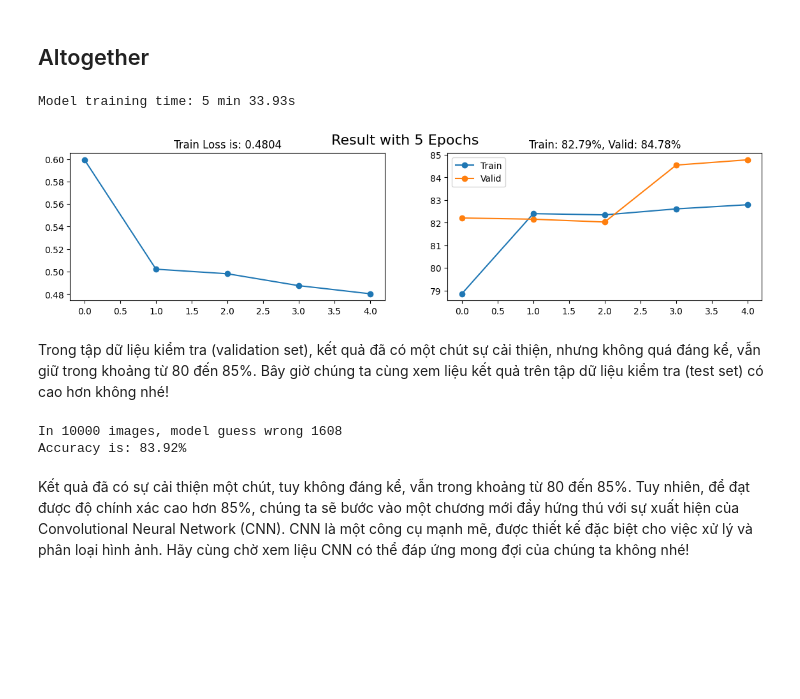
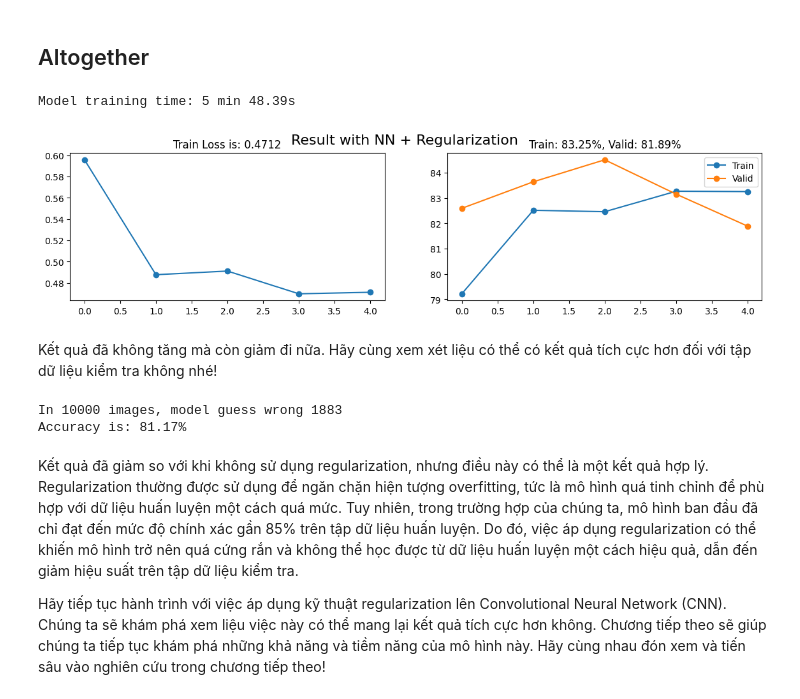
Before and after one commit to nvtai040502/fashion_mnist_project, a Jupyter notebook: nbs/03_regularization.ipynb, the cells around one changed output. Cells and saved outputs as stored; diff of their text form; code cells hidden in the pictures; blank space fills up the shorter version.

```diff
--- a/nbs/03_regularization.ipynb
+++ b/nbs/03_regularization.ipynb
@@ -65,8 +65,8 @@ def load_data(x_tensor, y_tensor, batch_size, test):
     return data_loader
 
 batch_size = 128
-train_loader = load_data(x_train, y_train, batch_size=batch_size, test = False)
-valid_loader = load_data(x_valid, y_valid, batch_size=batch_size, test=True)
+train_loader = load_data(x_train_norm, y_train, batch_size=batch_size, test = False)
+valid_loader = load_data(x_valid_norm, y_valid, batch_size=batch_size, test=True)
 # %% [output]
 Total Mini-Batches: 375
 Shape of Each Mini-Batch: torch.Size([128, 784])
@@ -714,12 +707,12 @@ def train_model(model, train_loader, valid_loader, \
     return model, losses, train_acc, valid_acc
 # %%
 import time
-# Get the start time
 start_time = time.time()
 
 n_epochs = 5
 droput_rate = .1
 weight_decay = .0001
+learning_rate = .01
 
 model = Model(droput_rate).to(device)
 
@@ -733,43 +726,37 @@ parameters, losses, train_acc, valid_acc = train_model(model, \
                                                              device, \
                                                              weight_decay)
 
-# Get the end time
 end_time = time.time()
-
-# Calculate the execution time
 execution_time = end_time - start_time
-
-# Convert to minutes and seconds
 execution_time_minutes = int(execution_time // 60)
 execution_time_seconds = round(execution_time % 60, 2)
-
 print(f"Model training time: {execution_time_minutes} min {execution_time_seconds}s")
 # %% [output]
-Model training time: 5 min 33.93s
+Model training time: 5 min 48.39s
 # %%
 import matplotlib.pyplot as plt
 
 final_loss = losses.mean(1)[-1]
 final_train_acc = train_acc.mean(1)[-1]
 final_valid_acc = valid_acc.mean(1)[-1]
 
 fig, axs = plt.subplots(1, 2, figsize = (14, 3))
 
 axs[0].plot(range(losses.shape[0]), losses.mean(1), "-o")
 axs[0].set_title(f"Train Loss is: {final_loss:.4f}")
 
 
 axs[1].plot(range(train_acc.shape[0]), train_acc.mean(1), "-o")
 axs[1].plot(range(valid_acc.shape[0]), valid_acc.mean(1), "-o")
 axs[1].set_title(f"Train: {final_train_acc:.2f}%, Valid: {final_valid_acc:.2f}%")
 axs[1].legend(["Train", "Valid"])
 
-plt.suptitle(f"Result with {n_epochs} Epochs", fontsize = 16)
+plt.suptitle(f"Result with NN + Regularization", fontsize = 16)
 plt.show()
 # %% [output]
-[figure, old version]
+[figure, new version]
 # %% [markdown]
-Trong tập dữ liệu kiểm tra (validation set), kết quả đã có một chút sự cải thiện, nhưng không quá đáng kể, vẫn giữ trong khoảng từ 80 đến 85%. Bây giờ chúng ta cùng xem liệu kết quả trên tập dữ liệu kiểm tra (test set) có cao hơn không nhé!
+Kết quả đã không tăng mà còn giảm đi nữa. Hãy cùng xem xét liệu có thể có kết quả tích cực hơn đối với tập dữ liệu kiểm tra không nhé!
 # %%
 x_test = test_dataset.data
 y_test = test_dataset.targets
@@ -782,7 +770,7 @@ x_test = x_test.to(torch.float32)
 y_test = y_test.to(torch.long)
 # %%
 model.eval()
-out = model.forward(x_test.to(device)).cpu()
+out = model.forward(x_test_norm.to(device)).cpu()
 model.train()
 
 test_acc = 100 * (out.argmax(1) == y_test).float().mean()
@@ -791,10 +779,12 @@ ids_error = (out.argmax(1) != y_test).nonzero()
 print(f"In {len(y_test)} images, model guess wrong {len(ids_error)}")
 print(f"Accuracy is: {test_acc:.2f}%")
 # %% [output]
-In 10000 images, model guess wrong 1608
-Accuracy is: 83.92%
+In 10000 images, model guess wrong 1883
+Accuracy is: 81.17%
 # %% [markdown]
-Kết quả đã có sự cải thiện một chút, tuy không đáng kể, vẫn trong khoảng từ 80 đến 85%. Tuy nhiên, để đạt được độ chính xác cao hơn 85%, chúng ta sẽ bước vào một chương mới đầy hứng thú với sự xuất hiện của Convolutional Neural Network (CNN). CNN là một công cụ mạnh mẽ, được thiết kế đặc biệt cho việc xử lý và phân loại hình ảnh. Hãy cùng chờ xem liệu CNN có thể đáp ứng mong đợi của chúng ta không nhé!
+Kết quả đã giảm so với khi không sử dụng regularization, nhưng điều này có thể là một kết quả hợp lý. Regularization thường được sử dụng để ngăn chặn hiện tượng overfitting, tức là mô hình quá tinh chỉnh để phù hợp với dữ liệu huấn luyện một cách quá mức. Tuy nhiên, trong trường hợp của chúng ta, mô hình ban đầu đã chỉ đạt đến mức độ chính xác gần 85% trên tập dữ liệu huấn luyện. Do đó, việc áp dụng regularization có thể khiến mô hình trở nên quá cứng rắn và không thể học được từ dữ liệu huấn luyện một cách hiệu quả, dẫn đến giảm hiệu suất trên tập dữ liệu kiểm tra.
+
+Hãy tiếp tục hành trình với việc áp dụng kỹ thuật regularization lên Convolutional Neural Network (CNN). Chúng ta sẽ khám phá xem liệu việc này có thể mang lại kết quả tích cực hơn không. Chương tiếp theo sẽ giúp chúng ta tiếp tục khám phá những khả năng và tiềm năng của mô hình này. Hãy cùng nhau đón xem và tiến sâu vào nghiên cứu trong chương tiếp theo!
 # %%
 fig, axs = plt.subplots(3, 3, figsize=(16, 8))
 
```
Also changed, not shown: parts of 4 cells of this notebook, 7 other files.
